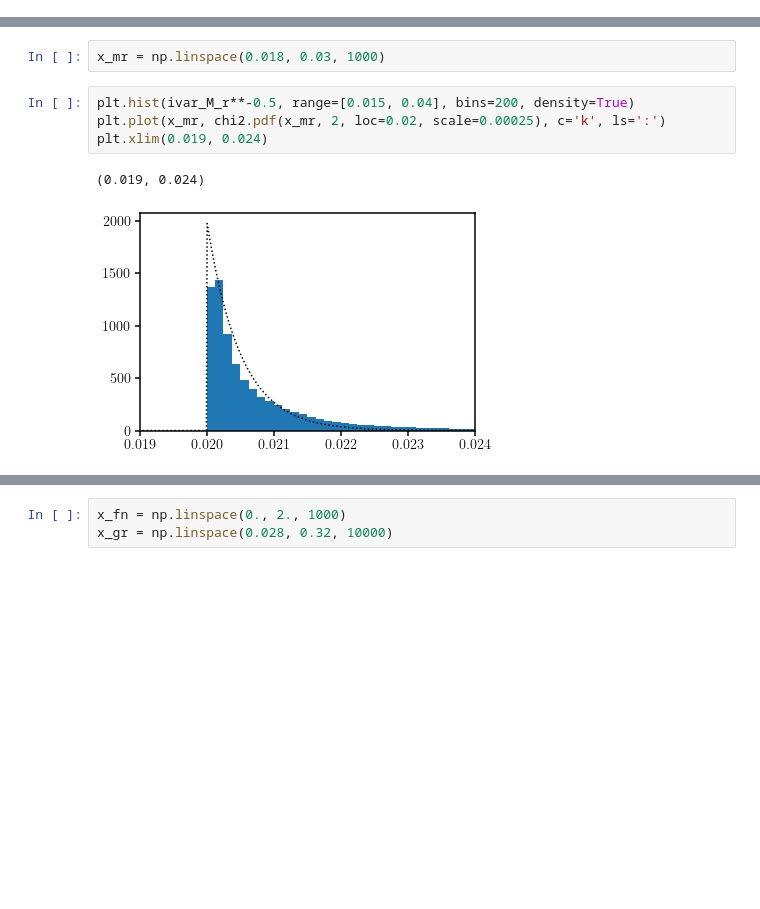
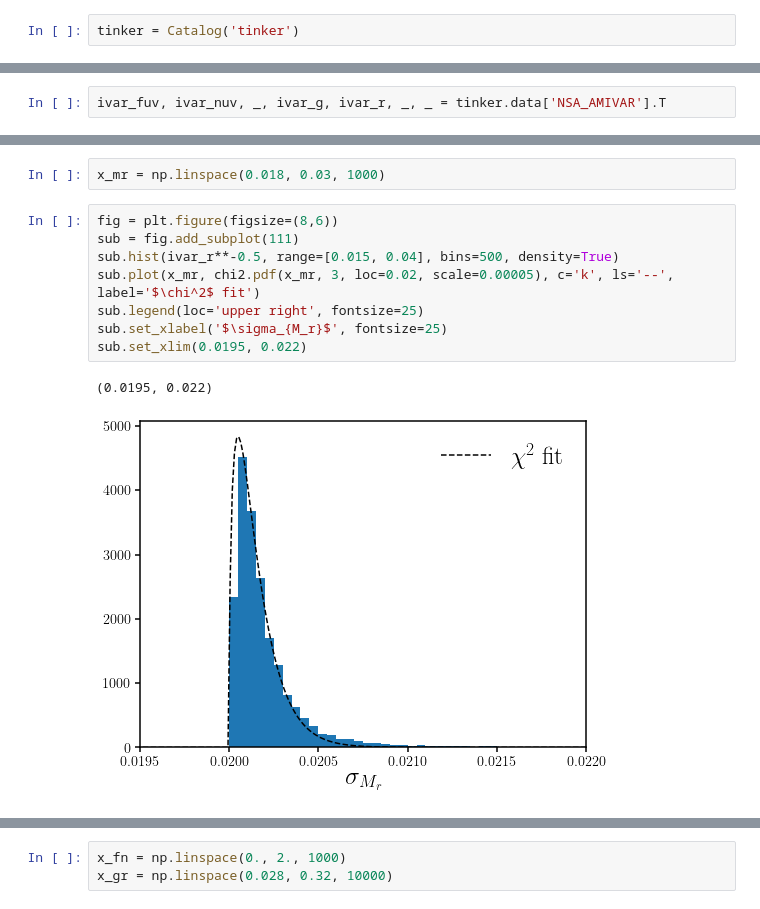
Before and after one commit to IQcollaboratory/galpopFM, a Jupyter notebook: nb/noise_model.ipynb, the cells around one changed output, grey strips where cells are left out. Cells and saved outputs as stored; diff of their text form; blank space fills up the shorter version.

```diff
--- a/nb/noise_model.ipynb
+++ b/nb/noise_model.ipynb
@@ -29,0 +25,2 @@ ivar_M_fuv, ivar_M_nuv, ivar_M_g, ivar_M_r = nsa.data['AMIVAR'][:,0], nsa.data['
+# %%
+tinker = Catalog('tinker')
@@ -30,3 +29,5 @@ ivar_M_fuv, ivar_M_nuv, ivar_M_g, ivar_M_r = nsa.data['AMIVAR'][:,0], nsa.data['
+# %%
+ivar_fuv, ivar_nuv, _, ivar_g, ivar_r, _, _ = tinker.data['NSA_AMIVAR'].T
 # %%
 fig = plt.figure(figsize=(5,4))
 sub = fig.add_subplot(111)
@@ -44,12 +45,16 @@ Text(0, 0.5, '$\\sigma_{M_r}$')
 # %%
 x_mr = np.linspace(0.018, 0.03, 1000)
 # %%
-plt.hist(ivar_M_r**-0.5, range=[0.015, 0.04], bins=200, density=True)
-plt.plot(x_mr, chi2.pdf(x_mr, 2, loc=0.02, scale=0.00025), c='k', ls=':')
-plt.xlim(0.019, 0.024)
+fig = plt.figure(figsize=(8,6))
+sub = fig.add_subplot(111)
+sub.hist(ivar_r**-0.5, range=[0.015, 0.04], bins=500, density=True)
+sub.plot(x_mr, chi2.pdf(x_mr, 3, loc=0.02, scale=0.00005), c='k', ls='--', label='$\chi^2$ fit')
+sub.legend(loc='upper right', fontsize=25)
+sub.set_xlabel('$\sigma_{M_r}$', fontsize=25)
+sub.set_xlim(0.0195, 0.022)
 # %% [output]
-(0.019, 0.024)
+(0.0195, 0.022)
-[figure, old version]
+[figure, new version]
 # %%
 fig = plt.figure(figsize=(12,4))
 sub = fig.add_subplot(121)
```
Also changed, not shown: parts of 10 cells of this notebook, 1 other file.
